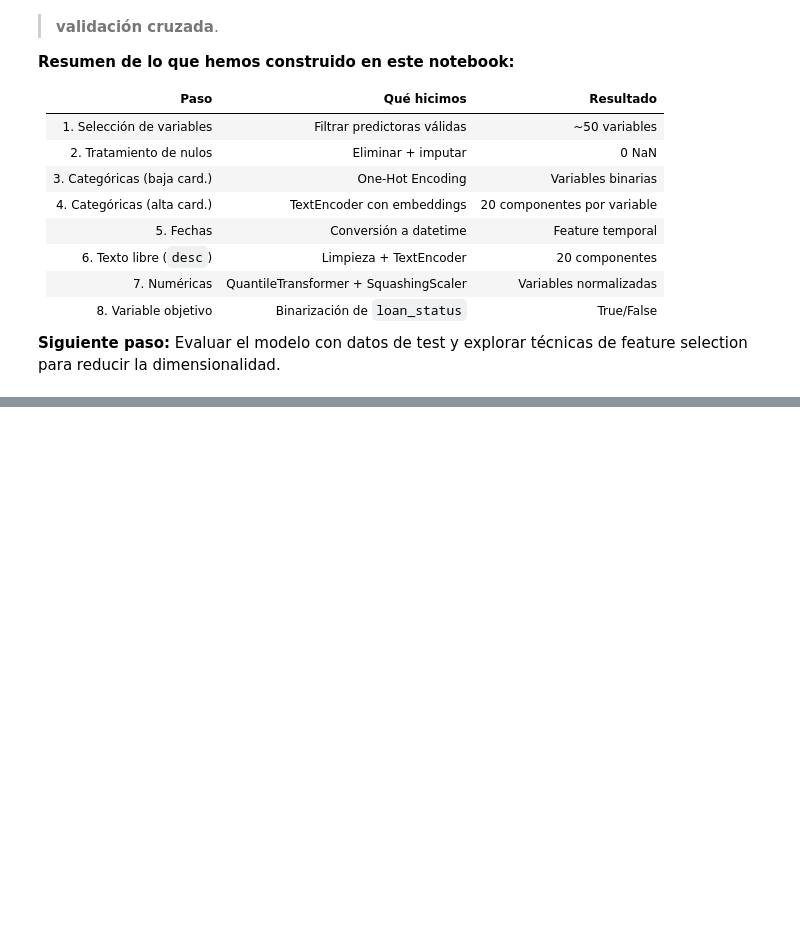
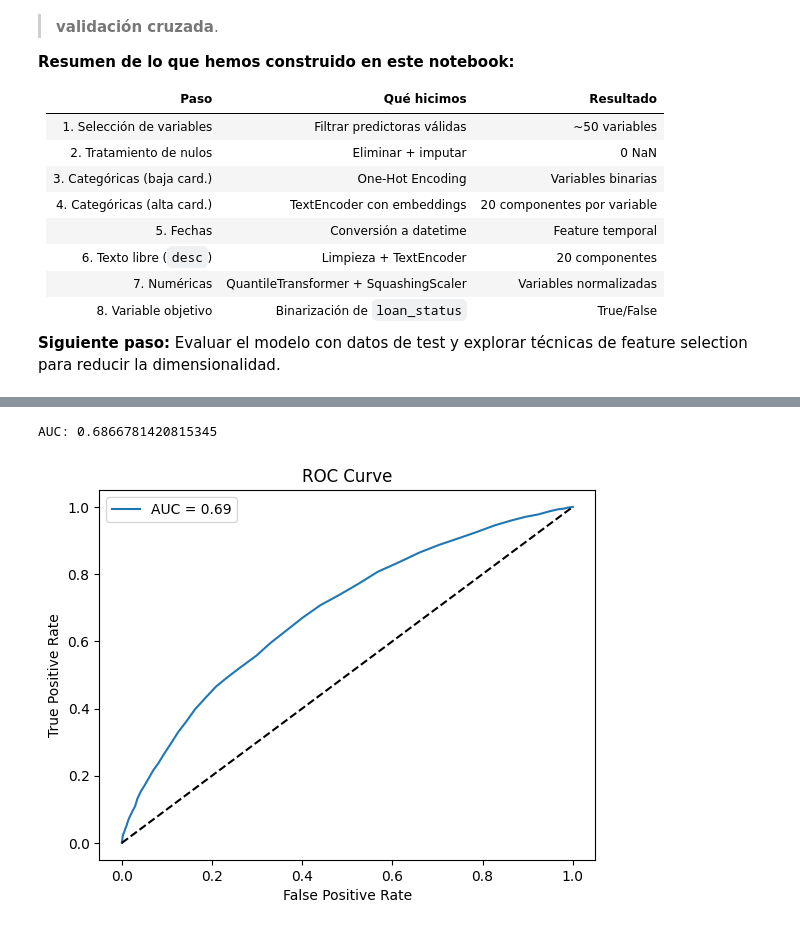
Before and after one commit to mmartinb75/modelizacion_datos_2026, a Jupyter notebook: 03_preprocesamiento.ipynb, the cells around one changed output, grey strips where cells are left out. Cells and saved outputs as stored; diff of their text form; code cells hidden in the pictures; blank space fills up the shorter version.

```diff
--- a/03_preprocesamiento.ipynb
+++ b/03_preprocesamiento.ipynb
@@ -741,0 +1015,8 @@ El `score()` de un clasificador en scikit-learn devuelve el **accuracy** (porcen
+# %%
+# Vamos a redefinir el problema.
+# la clase positiva es: el cliente será un moroso? es decir, no pagará?.
+
+# renetrenamos de nuevo:
+y_train_moroso = df_train[y_var] != 'Fully Paid'
+rf_model_moroso = RandomForestClassifier()
+rf_model_moroso.fit(X_train, y_train_moroso)
@@ -741,0 +1042,4 @@ El `score()` de un clasificador en scikit-learn devuelve el **accuracy** (porcen
+# %%
+#evaluamos
+y_test_moroso = test_df[y_var] != 'Fully Paid'
+rf_model_moroso.score(X_test, y_test_moroso)
@@ -741,0 +1052,4 @@ El `score()` de un clasificador en scikit-learn devuelve el **accuracy** (porcen
+# %%
+# hacemos un predict.
+class_predicted_moroso = rf_model_moroso.predict(X_test)
+prob_predicted_moroso = rf_model_moroso.predict_proba(X_test)[:,1]
@@ -741,0 +1075,17 @@ El `score()` de un clasificador en scikit-learn devuelve el **accuracy** (porcen
+# %%
+# ahora el area bajo la curva ROC y pintamos la curva ROC
+from sklearn.metrics import roc_auc_score, roc_curve
+auc = roc_auc_score(y_test_moroso, prob_predicted_moroso)
+print(f"AUC: {auc}")
+fpr, tpr, thresholds = roc_curve(y_test_moroso, prob_predicted_moroso)
+import matplotlib.pyplot as plt
+plt.plot(fpr, tpr, label=f"AUC = {auc:.2f}")
+plt.plot([0, 1], [0, 1], 'k--')
+plt.xlabel('False Positive Rate')
+plt.ylabel('True Positive Rate')
+plt.title('ROC Curve')
+plt.legend()
+plt.show()
+# %% [output]
+AUC: 0.6866781420815345
+[figure, added]
```
Also changed, not shown: parts of 59 cells of this notebook.
